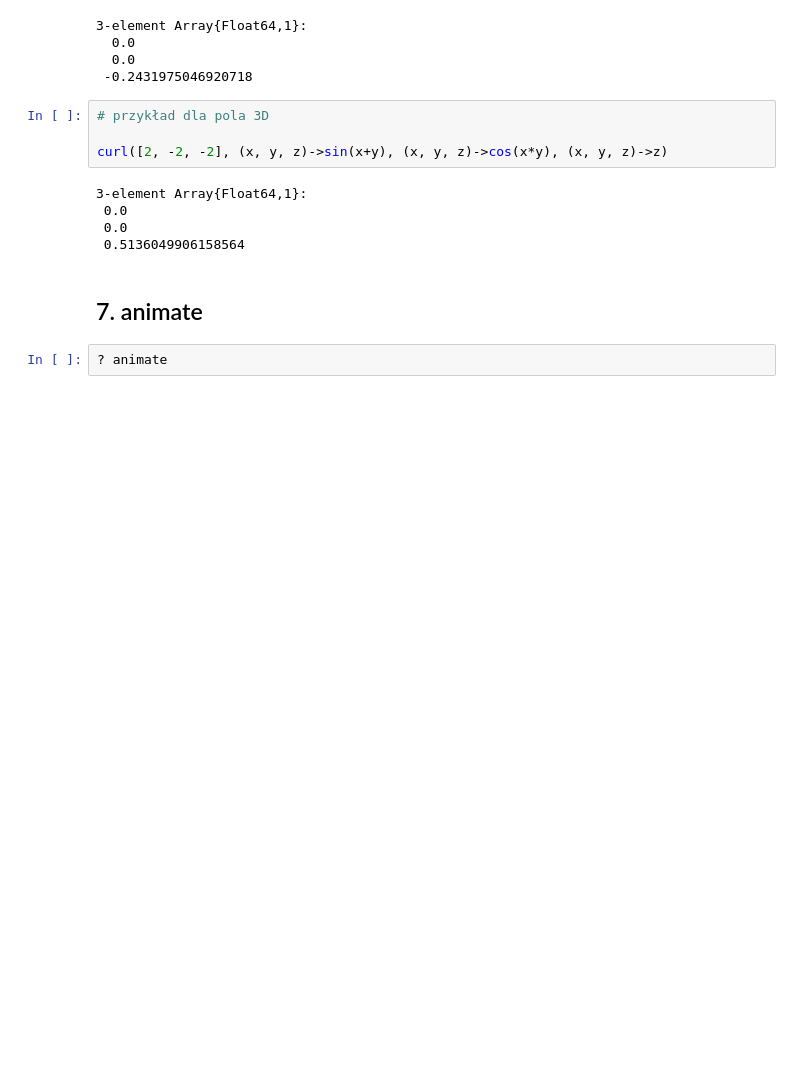
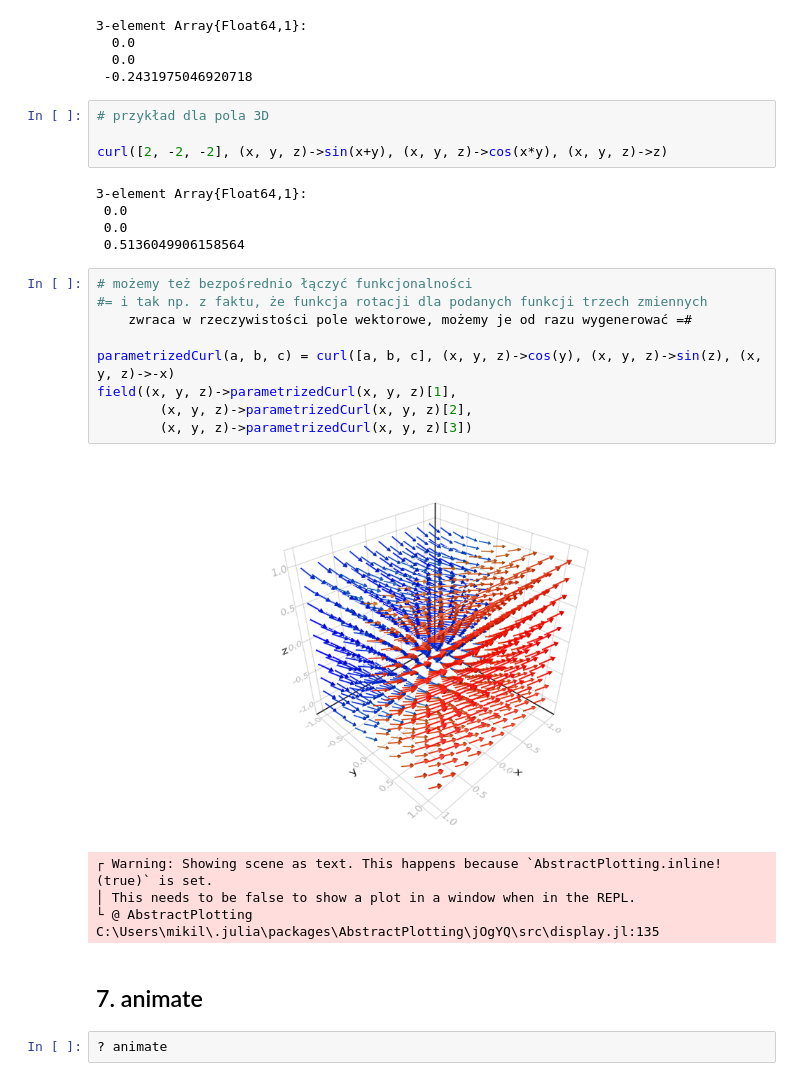
Before and after one commit to MikolajLangner/VectorField, a Jupyter notebook: demonstracja.ipynb, the cells around one changed output. Cells and saved outputs as stored; diff of their text form; blank space fills up the shorter version.

```diff
--- a/demonstracja.ipynb
+++ b/demonstracja.ipynb
@@ -265,6 +267,20 @@ curl([2, -2, -2], (x, y, z)->sin(x+y), (x, y, z)->cos(x*y), (x, y, z)->z)
  0.0
  0.0
  0.5136049906158564
+# %%
+# możemy też bezpośrednio łączyć funkcjonalności
+#= i tak np. z faktu, że funkcja rotacji dla podanych funkcji trzech zmiennych
+    zwraca w rzeczywistości pole wektorowe, możemy je od razu wygenerować =#
+
+parametrizedCurl(a, b, c) = curl([a, b, c], (x, y, z)->cos(y), (x, y, z)->sin(z), (x, y, z)->-x)
+field((x, y, z)->parametrizedCurl(x, y, z)[1],
+        (x, y, z)->parametrizedCurl(x, y, z)[2],
+        (x, y, z)->parametrizedCurl(x, y, z)[3])
+# %% [output]
+[figure, added]
+┌ Warning: Showing scene as text. This happens because `AbstractPlotting.inline!(true)` is set.
+│ This needs to be false to show a plot in a window when in the REPL.
+└ @ AbstractPlotting C:\Users\mikil\.julia\packages\AbstractPlotting\jOgYQ\src\display.jl:135
 # %% [markdown]
 ## 7. animate
 # %%
```
Also changed, not shown: parts of 13 cells of this notebook.
